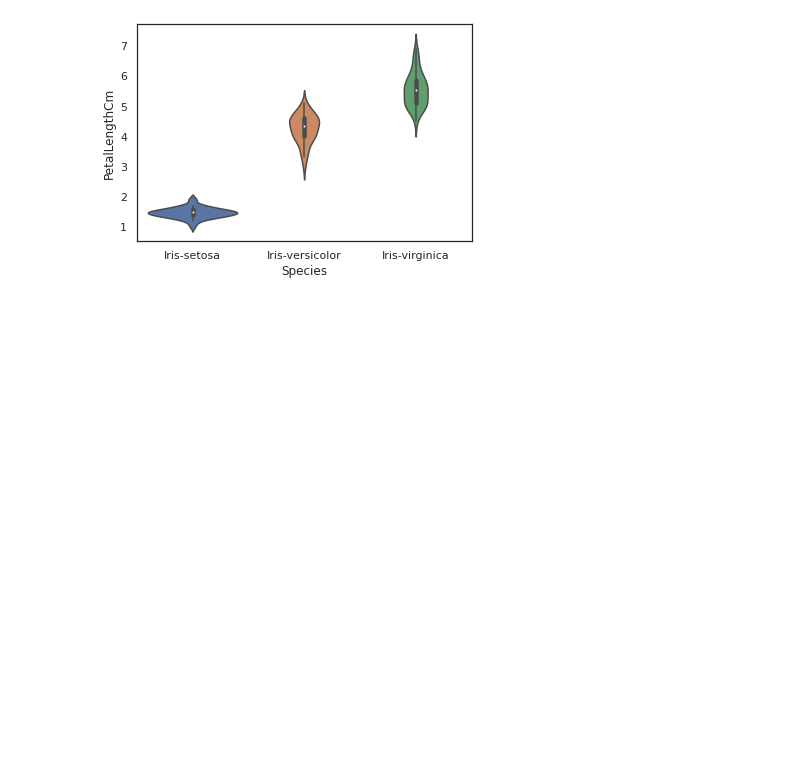
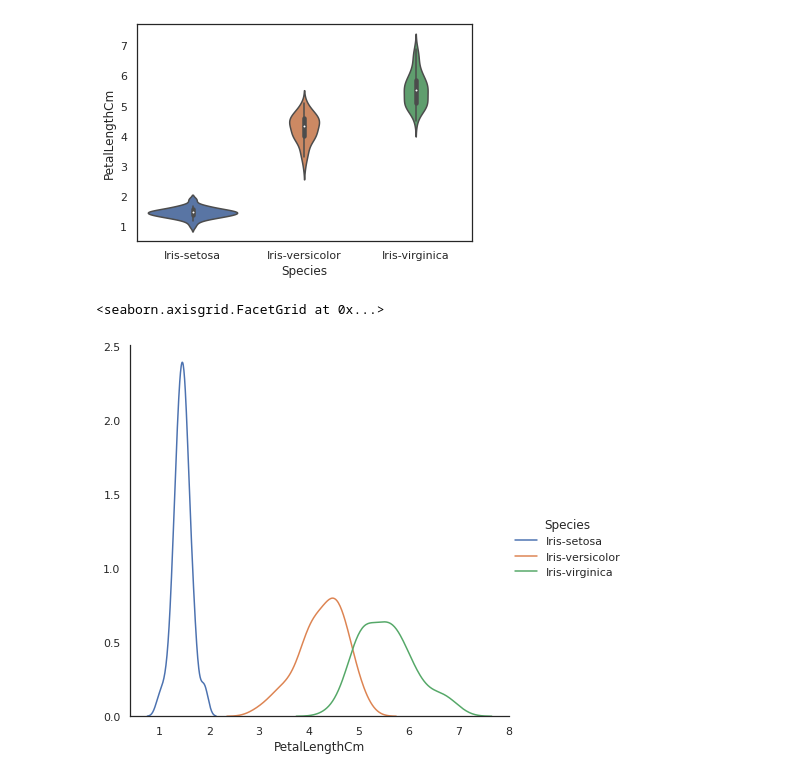
Before and after one commit to gyana-ranjan-dash/Iris-data, a Jupyter notebook: Irish_data.ipynb, the cells around one changed output. Cells and saved outputs as stored; diff of their text form; code cells hidden in the pictures; blank space fills up the shorter version.

```diff
--- a/Irish_data.ipynb
+++ b/Irish_data.ipynb
@@ -121,3 +121,14 @@ sns.violinplot(x='Species',y='PetalLengthCm', data=iris, size=6)
 # %% [output]
 <matplotlib.axes._subplots.AxesSubplot at 0x...>
 [figure]
+# %%
+
+# A useful seaborn plot for looking at univariate relations is the kdeplot,
+# which creates and visualizes a kernel density estimate of the underlying feature
+
+sns.FacetGrid(iris, hue="Species", size=6) \
+   .map(sns.kdeplot, "PetalLengthCm") \
+   .add_legend()
+# %% [output]
+<seaborn.axisgrid.FacetGrid at 0x...>
+[figure, added]
```
